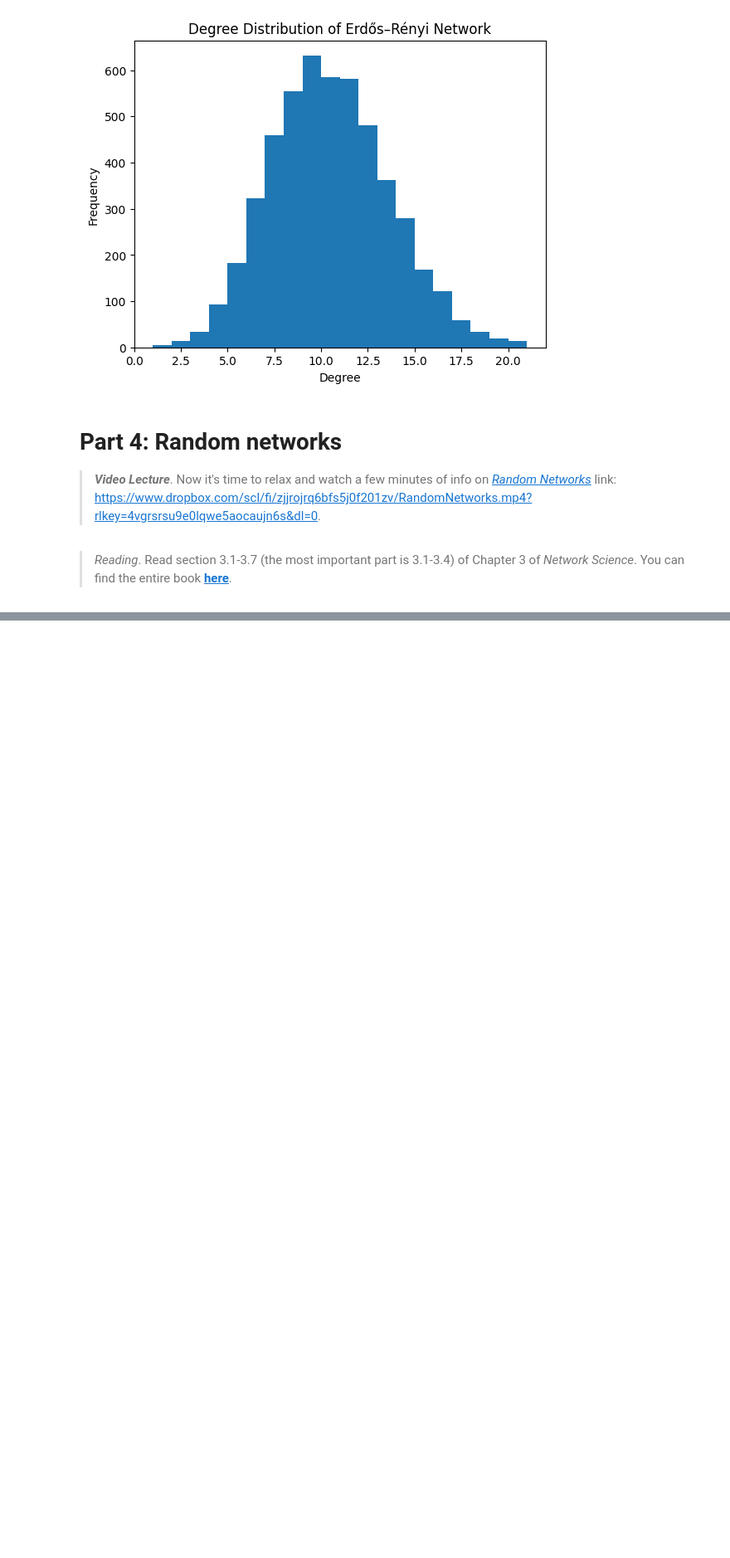
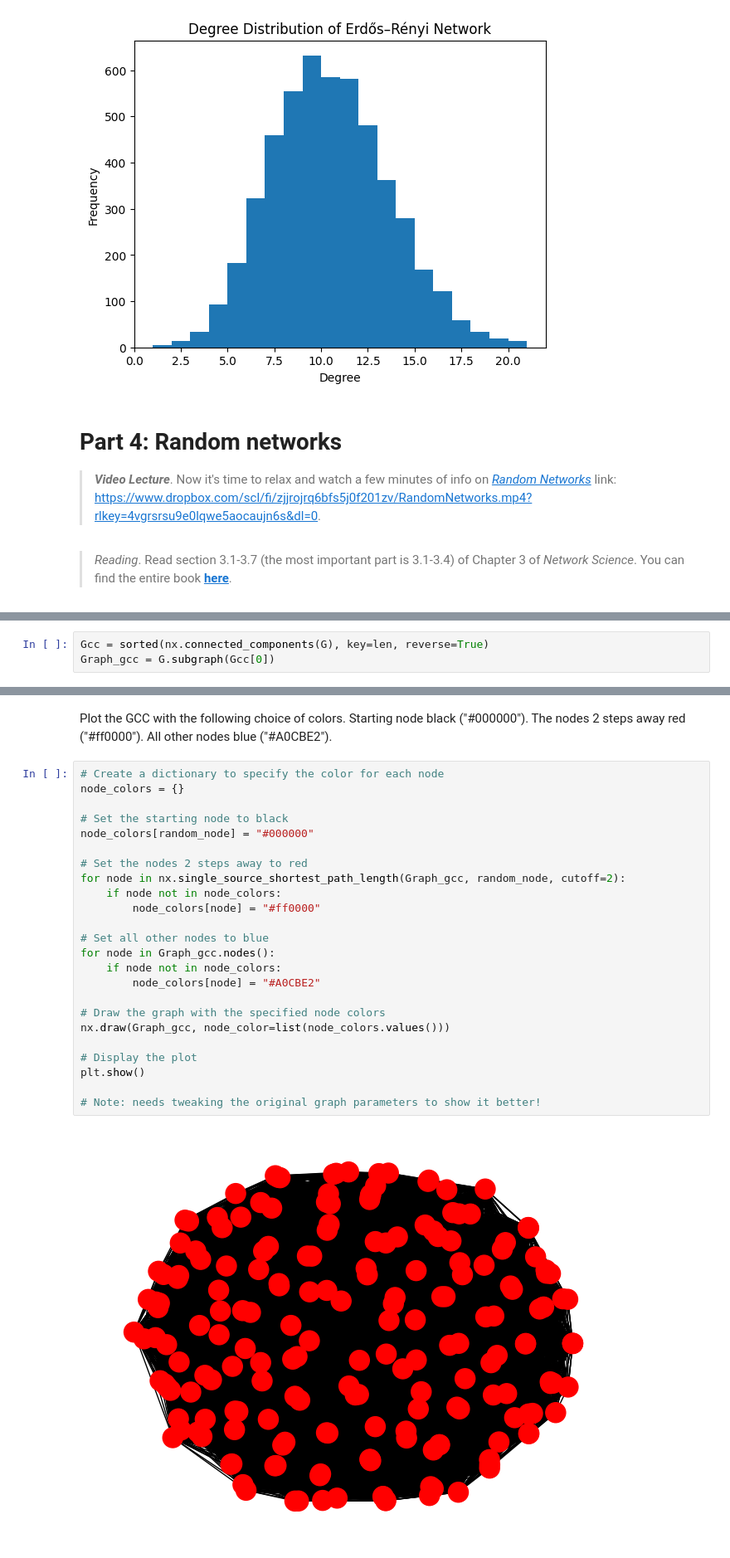
Before and after one commit to jereml99/socialgraphs2023, a Jupyter notebook: lectures/Week2.ipynb, the cells around one changed output, grey strips where cells are left out. Shown at 83% size. Cells and saved outputs as stored; diff of their text form; blank space fills up the shorter version.

```diff
--- a/lectures/Week2.ipynb
+++ b/lectures/Week2.ipynb
@@ -509,0 +618,3 @@ By the way, the default plot coming out of `networkx` doesn't look like the one
+# %%
+Gcc = sorted(nx.connected_components(G), key=len, reverse=True)
+Graph_gcc = G.subgraph(Gcc[0])
@@ -509,0 +632,28 @@ By the way, the default plot coming out of `networkx` doesn't look like the one
+# %% [markdown]
+Plot the GCC with the following choice of colors. Starting node black ("#000000"). The nodes 2 steps away red ("#ff0000"). All other nodes blue ("#A0CBE2").
+# %%
+# Create a dictionary to specify the color for each node
+node_colors = {}
+
+# Set the starting node to black
+node_colors[random_node] = "#000000"
+
+# Set the nodes 2 steps away to red
+for node in nx.single_source_shortest_path_length(Graph_gcc, random_node, cutoff=2):
+    if node not in node_colors:
+        node_colors[node] = "#ff0000"
+
+# Set all other nodes to blue
+for node in Graph_gcc.nodes():
+    if node not in node_colors:
+        node_colors[node] = "#A0CBE2"
+
+# Draw the graph with the specified node colors
+nx.draw(Graph_gcc, node_color=list(node_colors.values()))
+
+# Display the plot
+plt.show()
+
+# Note: needs tweaking the original graph parameters to show it better!
+# %% [output]
+[figure, added]
```
Also changed, not shown: parts of 19 cells of this notebook.
